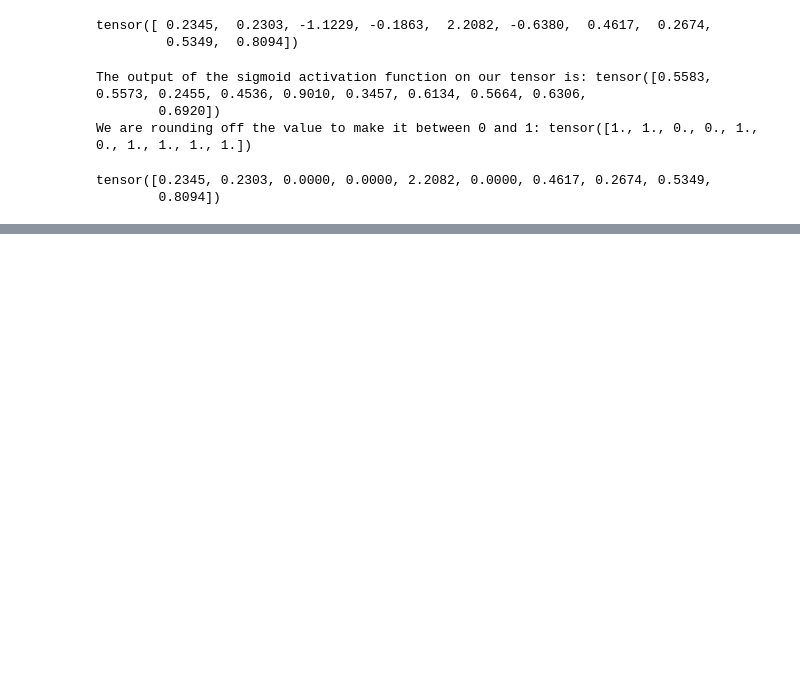
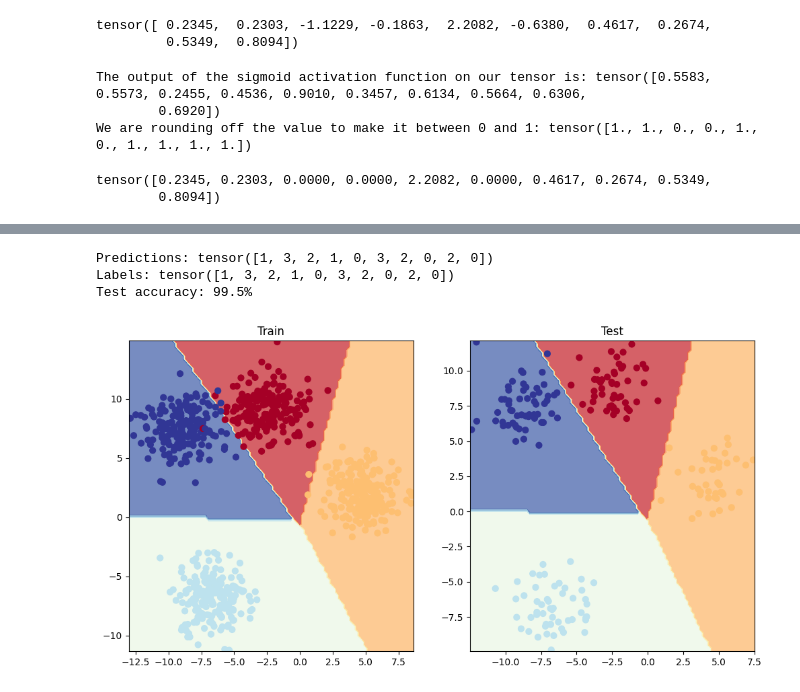
Before and after one commit to ahrarbinaslam/pytorch-tutorial, a Jupyter notebook: Neural_Network_Classification_with_PyTorch.ipynb, the cells around one changed output, grey strips where cells are left out. Cells and saved outputs as stored; diff of their text form; code cells hidden in the pictures; blank space fills up the shorter version.

```diff
--- a/Neural_Network_Classification_with_PyTorch.ipynb
+++ b/Neural_Network_Classification_with_PyTorch.ipynb
@@ -492,0 +544,17 @@ tensor([0.2345, 0.2303, 0.0000, 0.0000, 2.2082, 0.0000, 0.4617, 0.2674, 0.5349,
+# %%
+from torch import nn
+class BlobModel(nn.Module):
+  def __init__(self, input_features, output_features, hidden_units=8): #The number of hidden neurons we'd like each hidden layer to use.
+    super().__init__()
+    self.linear_layer_stack=nn.Sequential(
+        nn.Linear(in_features=input_features, out_features=hidden_units),
+        nn.Linear(in_features=hidden_units, out_features=hidden_units),
+        nn.Linear(in_features=hidden_units, out_features=output_features)
+    )
+  def forward(self,x):
+    return self.linear_layer_stack(x)
+
+model = BlobModel(input_features=2,
+                    output_features=4,
+                    hidden_units=8).to(device)
+model
@@ -492,0 +573,4 @@ tensor([0.2345, 0.2303, 0.0000, 0.0000, 2.2082, 0.0000, 0.4617, 0.2674, 0.5349,
+# %%
+# Creating a loss function and an optimizer
+loss_fn = nn.CrossEntropyLoss()
+optimizer = torch.optim.SGD(model.parameters(), lr=0.1)
@@ -492,0 +581,5 @@ tensor([0.2345, 0.2303, 0.0000, 0.0000, 2.2082, 0.0000, 0.4617, 0.2674, 0.5349,
+# %%
+model.eval()
+with torch.inference_mode():
+  y_logits=model(X_blob_test).to(device)
+y_logits[:10]
@@ -492,0 +782,18 @@ tensor([0.2345, 0.2303, 0.0000, 0.0000, 2.2082, 0.0000, 0.4617, 0.2674, 0.5349,
+# %%
+print(f"Predictions: {y_preds[:10]}")
+print(f"Labels: {y_blob_test[:10]}")
+print(f"Test accuracy: {accuracy(y_true=y_blob_test, y_pred=y_preds)}%")
+# %% [output]
+Predictions: tensor([1, 3, 2, 1, 0, 3, 2, 0, 2, 0])
+Labels: tensor([1, 3, 2, 1, 0, 3, 2, 0, 2, 0])
+Test accuracy: 99.5%
+# %%
+plt.figure(figsize=(12, 6))
+plt.subplot(1, 2, 1)
+plt.title("Train")
+plot_decision_boundary(model, X_blob_train, y_blob_train)
+plt.subplot(1, 2, 2)
+plt.title("Test")
+plot_decision_boundary(model, X_blob_test, y_blob_test)
+# %% [output]
+[figure, added]
```
Also changed, not shown: parts of 23 cells of this notebook.
